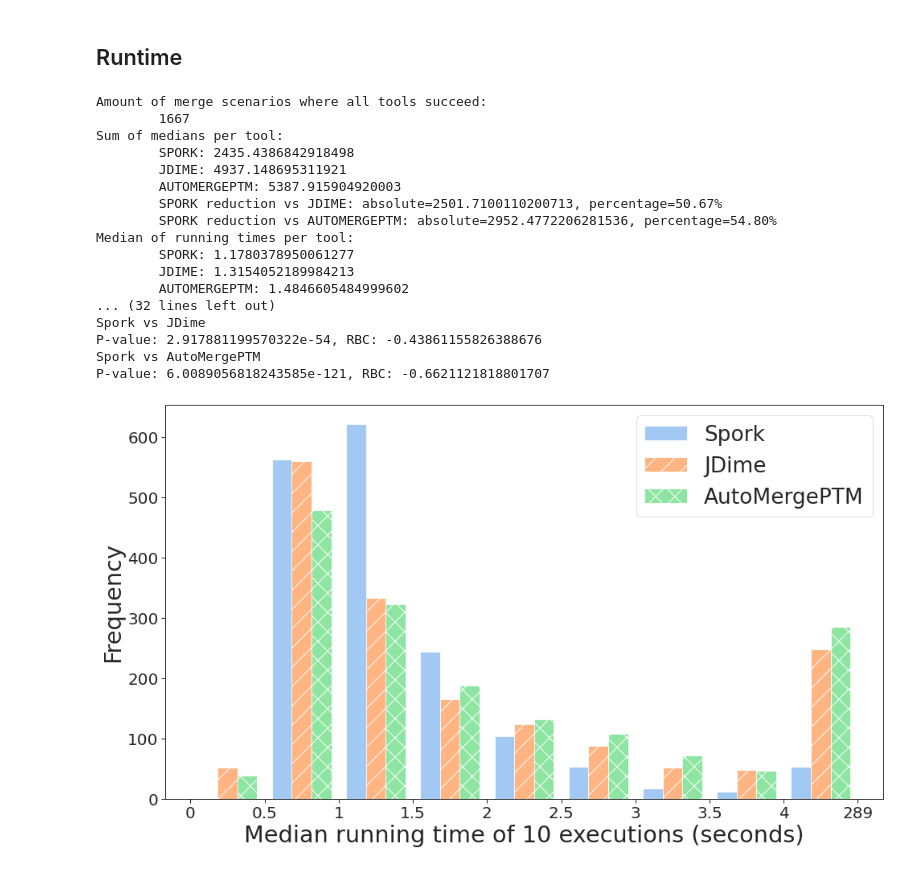
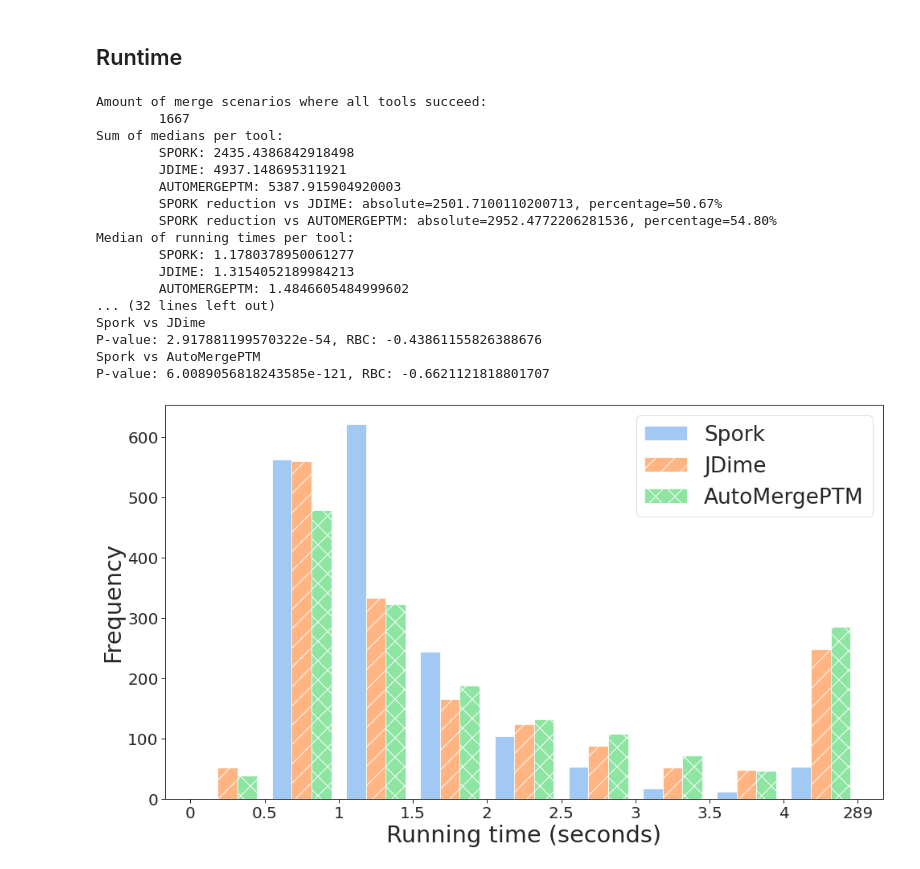
Before and after one commit to slarse/spork-experiments, a Jupyter notebook: analysis.ipynb, the cells around one changed output. Drawn from its saved outputs; the diff is of its cells as text; code cells hidden in the pictures.

```diff
--- a/analysis.ipynb
+++ b/analysis.ipynb
@@ -428,14 +428,14 @@ def plot_runtimes():
     histogram(
         median_running_times,
         bins=bins,
-        xlabel="Median running time of 10 executions (seconds)",
+        xlabel="Running time (seconds)",
     )
 
 
 def print_running_time_details(running_times: pd.DataFrame) -> None:
     print(f"Amount of merge scenarios where all tools succeed:\n\t{len(running_times)}")
 
-    print("Sum of medians per tool:")
+    print("Sum of running times per tool:")
     print_tool_results(running_times, callback=np.sum)
 
     print("Median of running times per tool:")
@@ -452,31 +452,31 @@ def print_running_time_details(running_times: pd.DataFrame) -> None:
         print(f"\t{tool.upper()}: {num_timeouts}")
 
     print("Amount of running times per tool < .5 seconds")
     print_tool_results(running_times, callback=count(lambda x: x < 0.5))
 
     print("Amount of running times per tool >= 4 seconds")
     print_tool_results(running_times, callback=count(lambda x: x >= 4))
 
     print_size_compared_to_spork(running_times)
 
 
 plot_runtimes()
 # %% [output]
 Amount of merge scenarios where all tools succeed:
         1667
 Sum of medians per tool:
         SPORK: 2435.4386842918498
         JDIME: 4937.148695311921
         AUTOMERGEPTM: 5387.915904920003
         SPORK reduction vs JDIME: absolute=2501.7100110200713, percentage=50.67%
         SPORK reduction vs AUTOMERGEPTM: absolute=2952.4772206281536, percentage=54.80%
 Median of running times per tool:
         SPORK: 1.1780378950061277
         JDIME: 1.3154052189984213
         AUTOMERGEPTM: 1.4846605484999602
 ... (32 lines left out)
 Spork vs JDime
 P-value: 2.917881199570322e-54, RBC: -0.43861155826388676
 Spork vs AutoMergePTM
 P-value: 6.0089056818243585e-121, RBC: -0.6621121818801707
-[figure, old version]
+[figure, new version]
```
Also changed, not shown: parts of 3 cells of this notebook, 1 other file.
